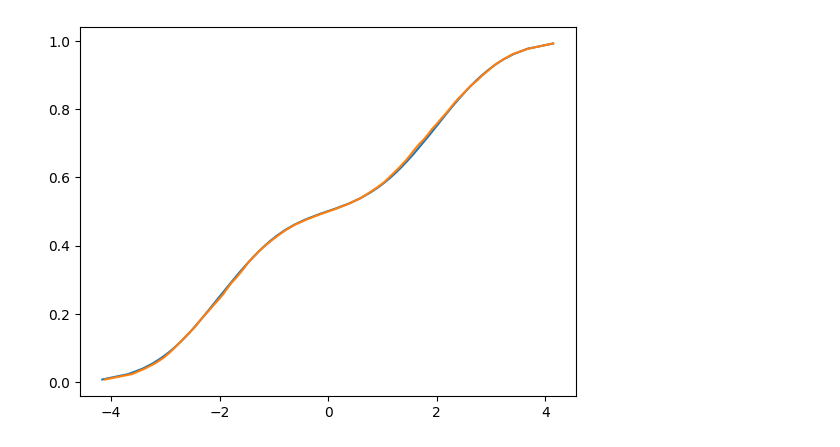
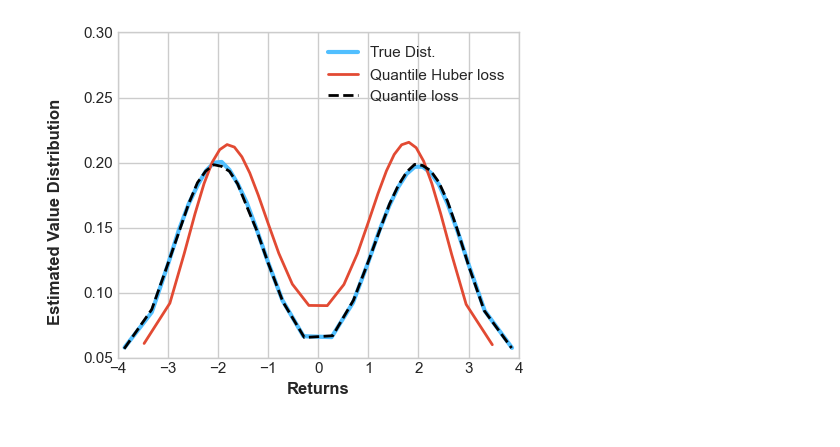
Before and after one commit to AlecHero/QuantileRegressionProject, a Jupyter notebook: tuhe.ipynb, the cells around one changed output. Saved outputs shown, nothing was run; the diff lists cells and outputs as text; code cells hidden in the pictures.

Commit message:
added du_huber plot

```diff
--- a/tuhe.ipynb
+++ b/tuhe.ipynb
@@ -50,5 +48,0 @@ for k in tqdm(range(300_000)):
-# %%
-plt.plot(np.quantile(bimodal(300_000), tau_hat), tau_hat)
-plt.plot(theta, tau_hat);
-# %% [output]
-[figure, removed]
@@ -54,0 +65,36 @@ plt.plot(theta, tau_hat);
+# %%
+rand_func = bimodal
+thetas_run = run_simple(rand_func)
+thetas = thetas_run.mean(0)
+theta = thetas[-1]
+
+thetas_huber_run = run_simple(rand_func, True)
+thetas_huber = thetas_huber_run.mean(0)
+theta_huber = thetas_huber[-1]
+
+tau = (np.arange(N) + 0.5) / N
+quantized_samples = np.quantile(rand_func(1_000_000), tau)
+# %%
+fig, ax = plt.subplots(figsize=(5,4))
+plt.style.use("seaborn-v0_8-whitegrid")
+fig.supylabel("Estimated Value Distribution", fontweight="bold")
+
+grad = np.gradient(tau, quantized_samples)
+ax.plot(quantized_samples, grad, label="True Dist.", linewidth=3, color="#51BFFF")
+
+grad = np.gradient(tau, theta_huber)
+ax.plot(theta_huber, grad, label="Quantile Huber loss", linewidth=2, color="#E24A33")
+
+grad = np.gradient(tau, theta)
+ax.plot(theta, grad, label="Quantile loss", linestyle="--", linewidth=2, color="black")
+
+ax.set_xlim(-4,4)
+ax.set_ylim(0.05,0.3)
+ax.set_xlabel("Returns", fontweight="bold")
+ax.legend(loc=1)
+
+plt.tight_layout()
+plt.savefig("simple_pdf_compare.pdf", format="pdf", bbox_inches="tight")
+plt.show()
+# %% [output]
+[figure, added]
```
Also changed, not shown: parts of 6 cells of this notebook, 12 other files.
